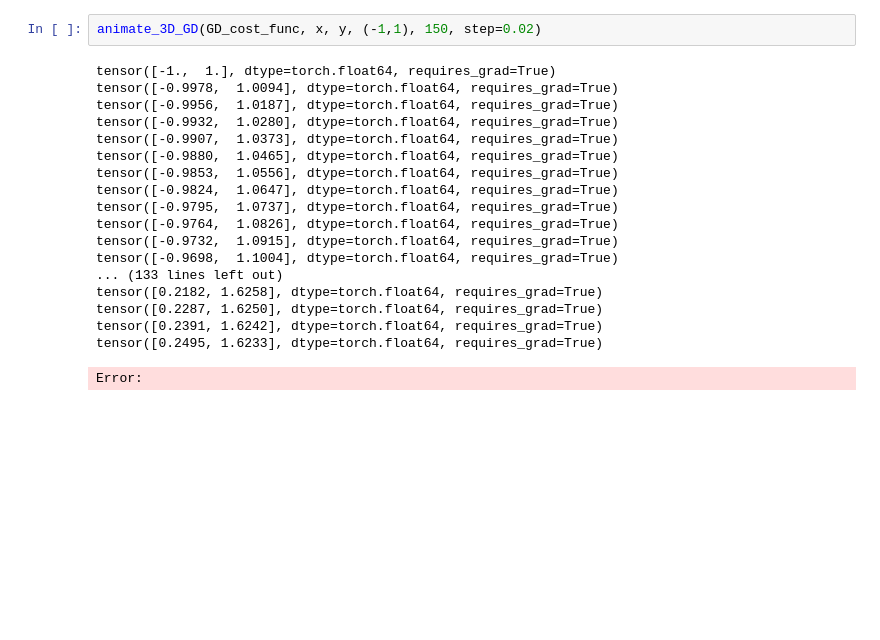
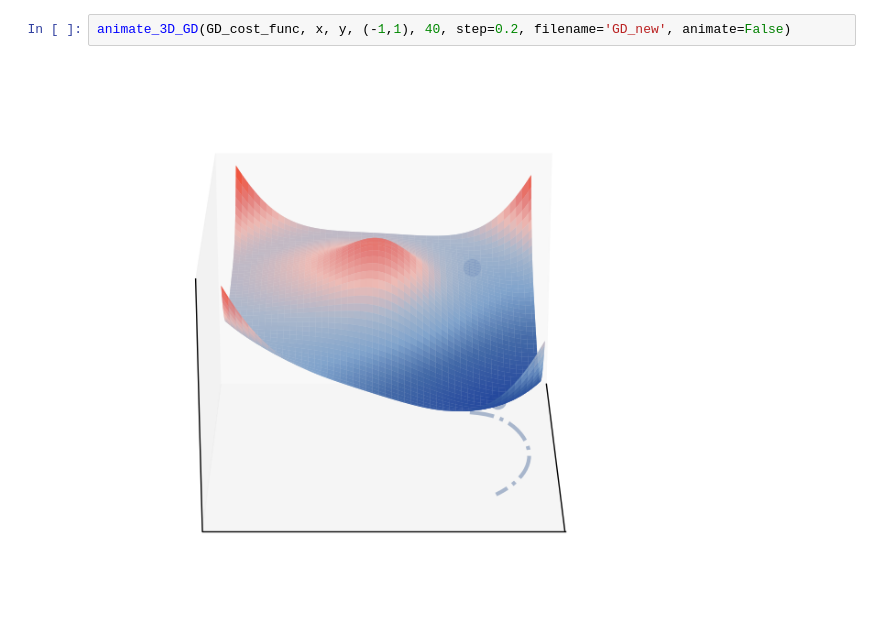
Before and after one commit to RubenDragland/XRD_CT, a Jupyter notebook: Plotting/visualise_GD.ipynb, the cells around one changed output. Saved outputs shown, nothing was run; the diff lists cells and outputs as text; blank space fills up the shorter version.

```diff
--- a/Plotting/visualise_GD.ipynb
+++ b/Plotting/visualise_GD.ipynb
@@ -20,21 +20,4 @@ plot_3D_GD(GD_cost_func, x, y)
 # %%
-animate_3D_GD(GD_cost_func, x, y, (-1,1), 150, step=0.02)
+animate_3D_GD(GD_cost_func, x, y, (-1,1), 40, step=0.2, filename='GD_new', animate=False)
 # %% [output]
-tensor([-1.,  1.], dtype=torch.float64, requires_grad=True)
-tensor([-0.9978,  1.0094], dtype=torch.float64, requires_grad=True)
-tensor([-0.9956,  1.0187], dtype=torch.float64, requires_grad=True)
-tensor([-0.9932,  1.0280], dtype=torch.float64, requires_grad=True)
-tensor([-0.9907,  1.0373], dtype=torch.float64, requires_grad=True)
-tensor([-0.9880,  1.0465], dtype=torch.float64, requires_grad=True)
-tensor([-0.9853,  1.0556], dtype=torch.float64, requires_grad=True)
-tensor([-0.9824,  1.0647], dtype=torch.float64, requires_grad=True)
-tensor([-0.9795,  1.0737], dtype=torch.float64, requires_grad=True)
-tensor([-0.9764,  1.0826], dtype=torch.float64, requires_grad=True)
-tensor([-0.9732,  1.0915], dtype=torch.float64, requires_grad=True)
-tensor([-0.9698,  1.1004], dtype=torch.float64, requires_grad=True)
-... (133 lines left out)
-tensor([0.2182, 1.6258], dtype=torch.float64, requires_grad=True)
-tensor([0.2287, 1.6250], dtype=torch.float64, requires_grad=True)
-tensor([0.2391, 1.6242], dtype=torch.float64, requires_grad=True)
-tensor([0.2495, 1.6233], dtype=torch.float64, requires_grad=True)
-Error:
+[figure, added]
```
Also changed, not shown: parts of 3 cells of this notebook, 28 other files.
